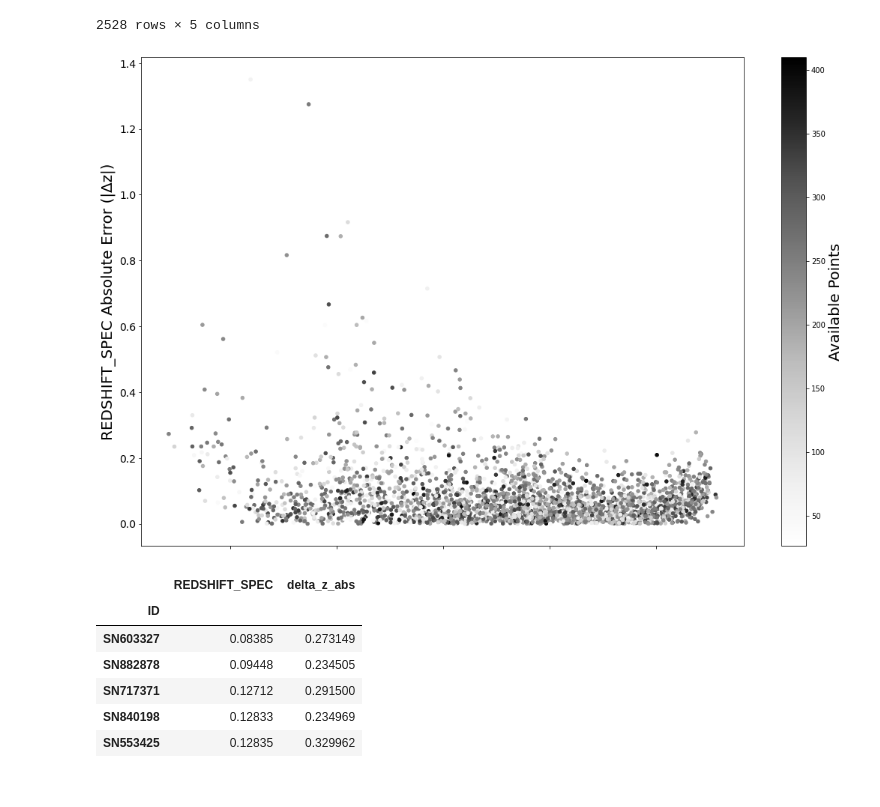
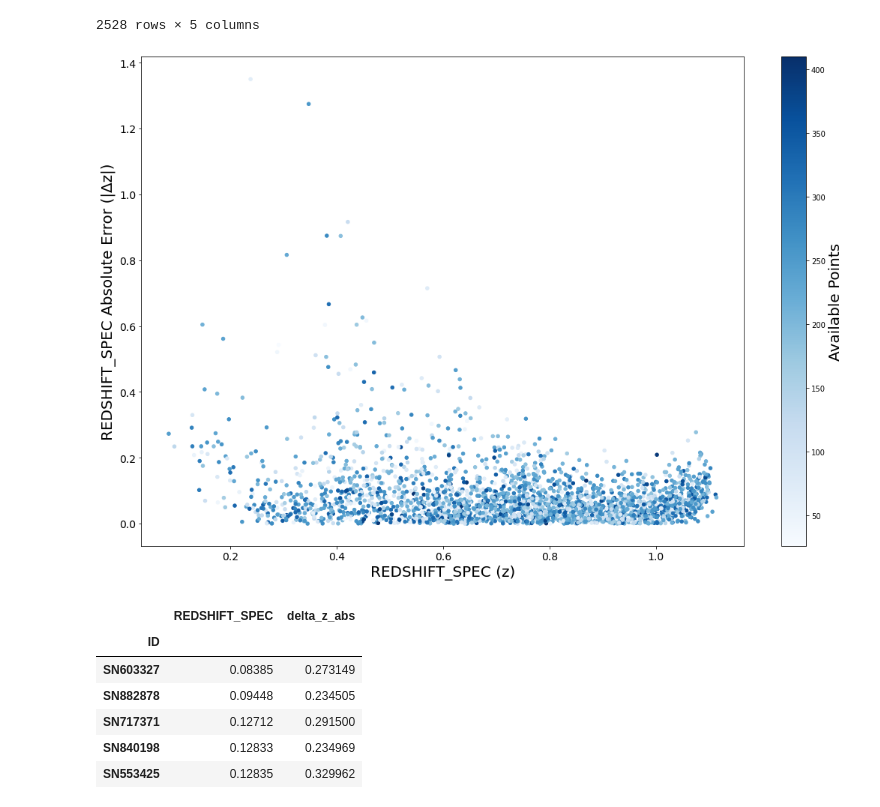
Before and after one commit to FelipeMFO/photometric-redshift-prediction, a Jupyter notebook: notebooks/evaluating/autoML_z-deltaz.ipynb, the cells around one changed output. Drawn from its saved outputs; the diff is of its cells as text; code cells hidden in the pictures.

Commit message:
Fix bugs on scatter plot

```diff
--- a/notebooks/evaluating/autoML_z-deltaz.ipynb
+++ b/notebooks/evaluating/autoML_z-deltaz.ipynb
@@ -186,2 +187,4 @@ df_dz.sort_values("REDSHIFT_SPEC")[["REDSHIFT_SPEC", "delta_z_abs"]].plot("REDSH
 # %%
 z, dz = df_dz.REDSHIFT_SPEC, df_dz.delta_z_abs
+# %%
+plt.rcParams.keys()
@@ -217,13 +223,15 @@ df_dz
 | SN99946 | 0.40625 | 0.437865 | -0.077822 | 0.077822 | 362 |
 2528 rows × 5 columns
 # %%
-fig = df_dz.plot.scatter(x="REDSHIFT_SPEC", y="delta_z_abs",c = "Available Points", figsize=(18,12), fontsize = 14).figure
+fig = df_dz.plot.scatter(x="REDSHIFT_SPEC", y="delta_z_abs",
+                         c="Available Points", colormap='Blues',
+                         figsize=(18, 12), sharex=False, fontsize=14).figure
 # fig.tick_params(labelsize=6)
-plt.xlabel("REDSHIFT_SPEC (z)")
+plt.xlabel('REDSHIFT_SPEC (z)')
 plt.ylabel(u'REDSHIFT_SPEC Absolute Error (|Δz|)')
 fig.savefig('t.pdf')
 # %% [output]
-[figure, old version]
+[figure, new version]
 # %%
 df_dz.sort_values("REDSHIFT_SPEC")[["REDSHIFT_SPEC", "delta_z_abs"]]
 # %% [output]
```
Also changed, not shown: parts of 7 cells of this notebook, 1 other file.
